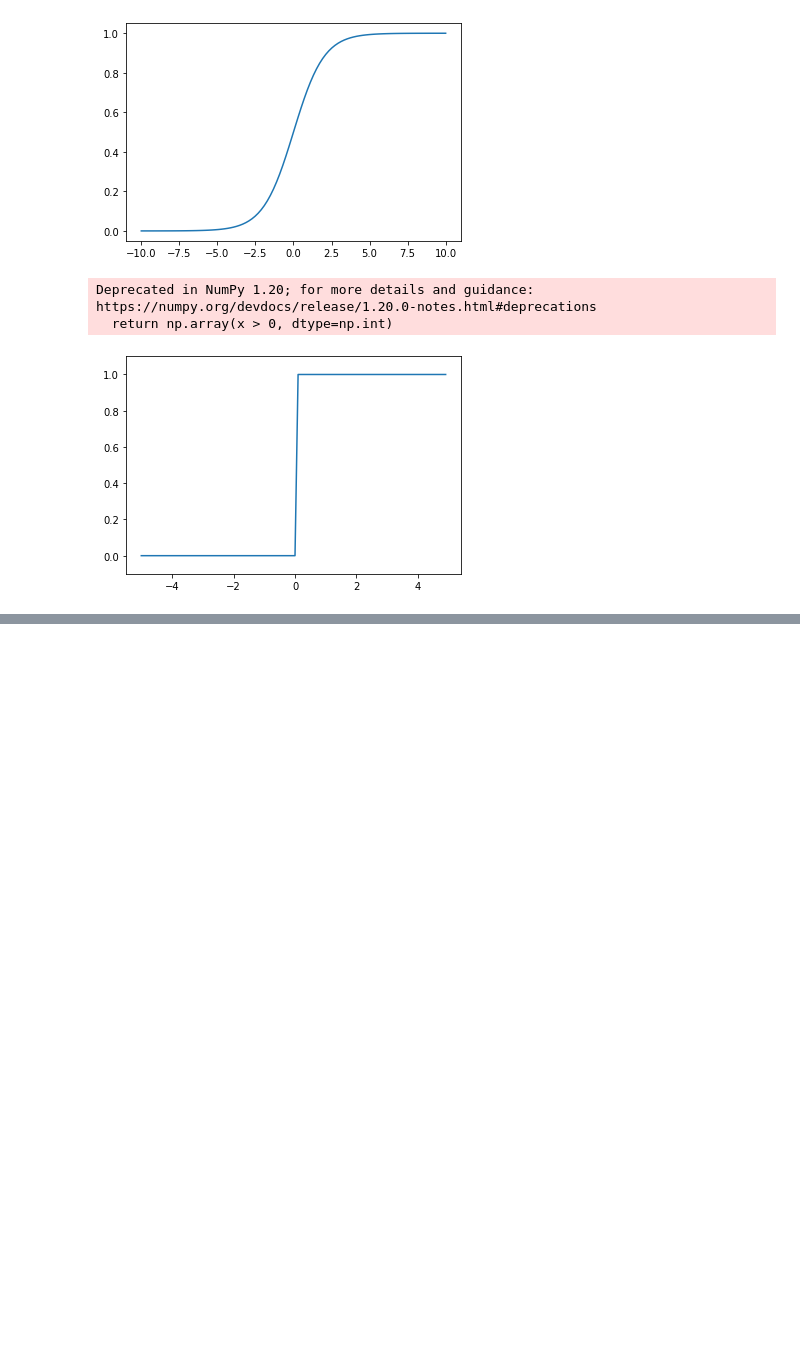
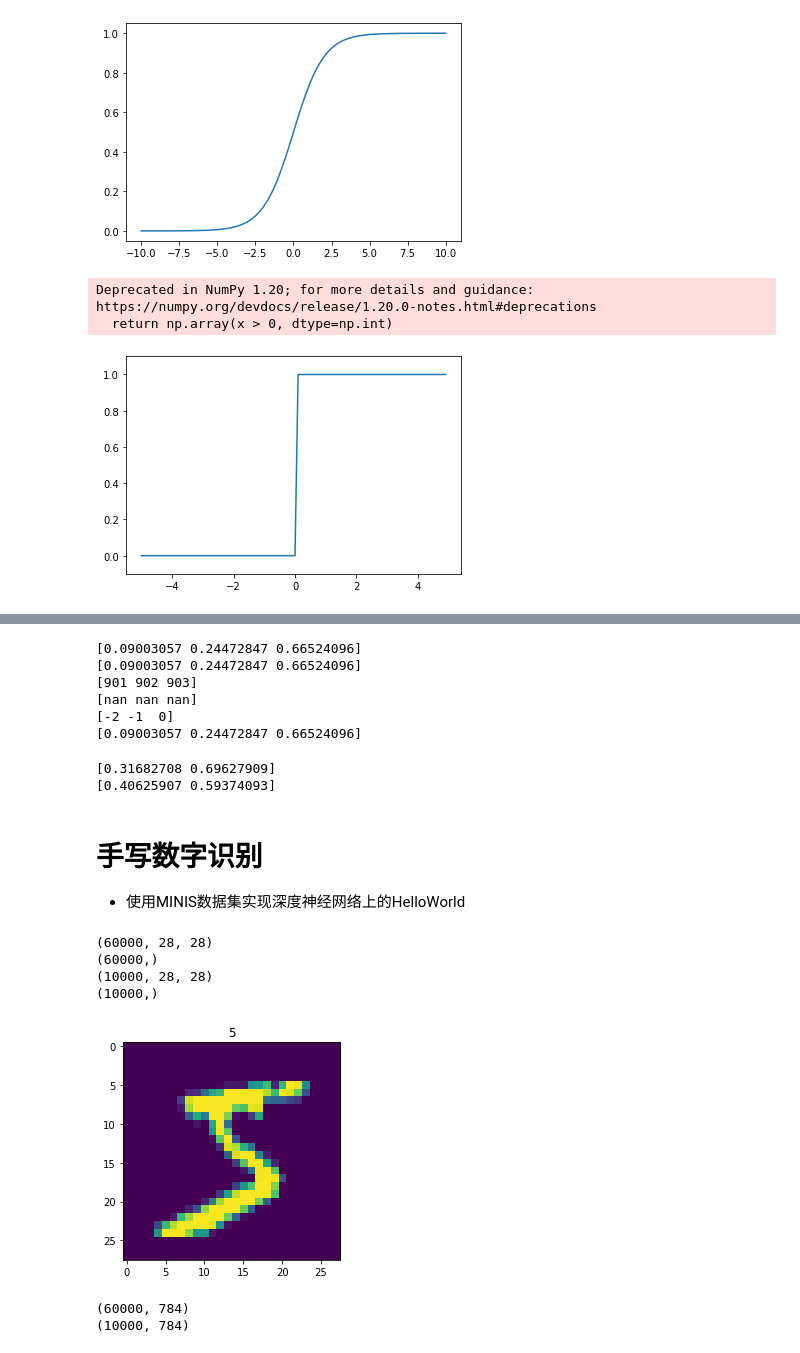
Before and after one commit to liuyixi520/code, a Jupyter notebook: pythonDlBasic/3.ipynb, the cells around one changed output, grey strips where cells are left out. Saved outputs shown, nothing was run; the diff lists cells and outputs as text; code cells hidden in the pictures; blank space fills up the shorter version.

```diff
--- a/pythonDlBasic/3.ipynb
+++ b/pythonDlBasic/3.ipynb
@@ -35,0 +208,71 @@ Deprecated in NumPy 1.20; for more details and guidance: https://numpy.org/devdo
+# %%
+# 使用softmax位置相对性验证
+x = np.arange(1, 4)
+y = x+3
+print(softmax(x))
+print(softmax(y))
+
+# 溢出问题验证
+x_overflow = np.arange(901, 904)
+print(x_overflow)
+print(softmax(x_overflow))
+
+# 使用平移不变形，解决溢出问题
+x_shift = x_overflow - np.max(x_overflow)
+print(x_shift)
+print(softmax(x_shift))
+# %% [output]
+[0.09003057 0.24472847 0.66524096]
+[0.09003057 0.24472847 0.66524096]
+[901 902 903]
+[nan nan nan]
+[-2 -1  0]
+[0.09003057 0.24472847 0.66524096]
+# %%
+# 在上面的3层神经网络中，最后的输出结果给一个softmax函数
+# 最后的输出之和为1，就可以解释为概率了
+# 如果在训练神经网络是，训练数据集的正样本都跑到了上面的神经元，负样本都跑到了下面的神经元，
+# 那么这个最后的结果就可以解释为新的这个样本为正样本的概率是0.4，负样本的概率是0.6
+network = init_network()
+x = np.array([1.0, 0.5])
+y = forward(network, x)
+print(y)
+print(softmax(y))
+# %% [output]
+[0.31682708 0.69627909]
+[0.40625907 0.59374093]
+# %% [markdown]
+# 手写数字识别
+- 使用MINIS数据集实现深度神经网络上的HelloWorld
+# %%
+# 加载mnist数据集
+# 这里和书里不一样，书里是把数据集先下载下来的
+# 可能是不想用keras这个包，和自己提前说的只用numpy和matplotlib
+from keras.datasets import mnist
+(X_train, y_train), (X_test, y_test) = mnist.load_data()
+print(X_train.shape)
+print(y_train.shape)
+print(X_test.shape)
+print(y_test.shape)
+# %% [output]
+(60000, 28, 28)
+(60000,)
+(10000, 28, 28)
+(10000,)
+# %%
+import matplotlib.pyplot as plt
+# 查看mnist的第一个样本和标签
+plt.imshow(X_train[0])
+plt.title(y_train[0])
+plt.show()
+# %% [output]
+[figure, added]
+# %%
+# 这里暂时不使用CNN，所以先将图像数据拉平，暂时不需要空间信息
+X_train = X_train.reshape(X_train.shape[0], -1).astype(np.float32)
+X_test = X_test.reshape(X_test.shape[0], -1).astype(np.float32)
+print(X_train.shape)
+print(X_test.shape)
+# %% [output]
+(60000, 784)
+(10000, 784)
```
Also changed, not shown: parts of 17 cells of this notebook, 3 other files.
